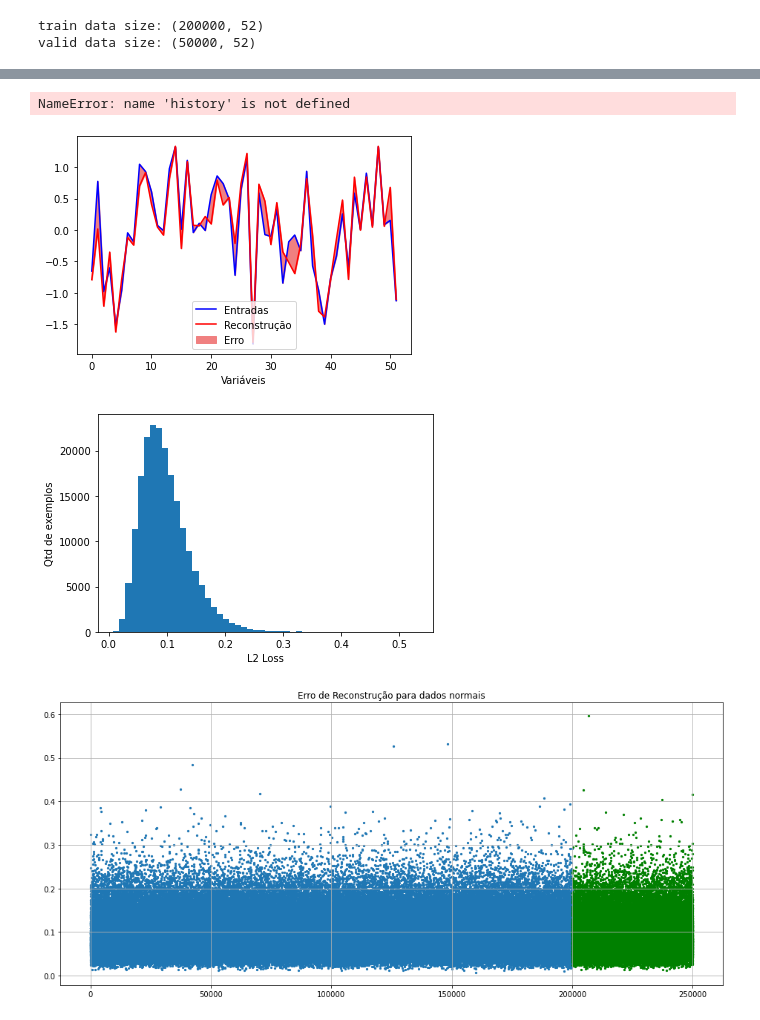
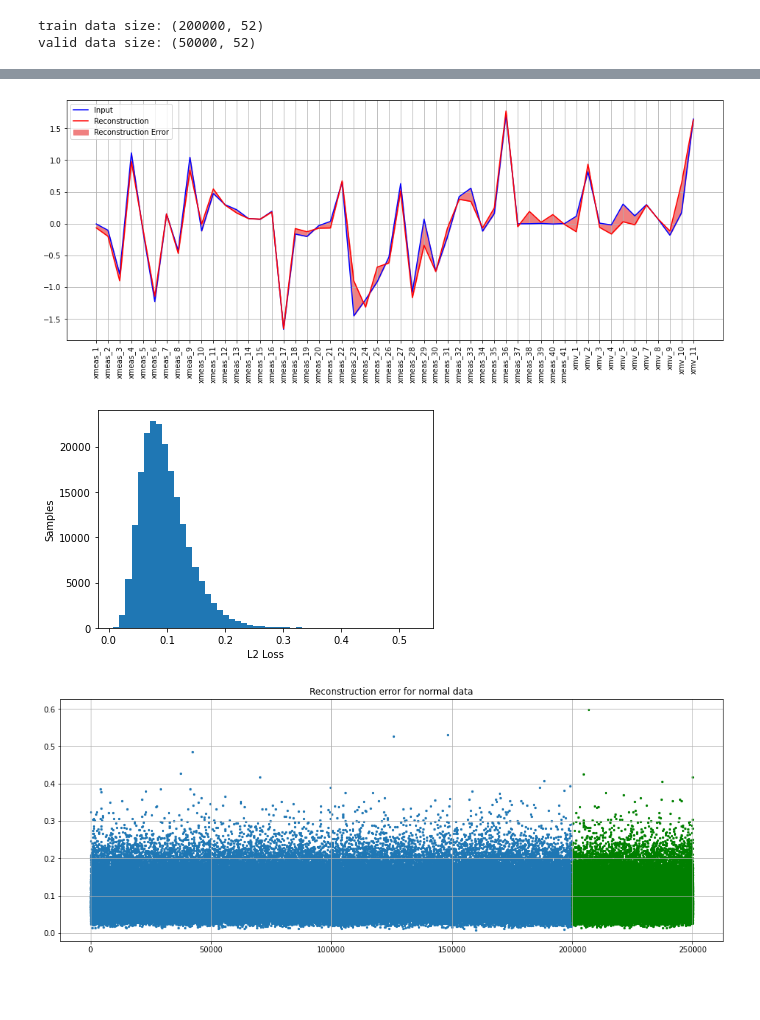
Before and after one commit to antonionicampos/anomaly-detection, a Jupyter notebook: model_training.ipynb, the cells around one changed output, grey strips where cells are left out. Cells and saved outputs as stored; diff of their text form; code cells hidden in the pictures; blank space fills up the shorter version.

```diff
--- a/model_training.ipynb
+++ b/model_training.ipynb
@@ -121,34 +128,28 @@ Restored model, valid Mean Squared Error: 0.0969
-# %%
-plt.plot(history.history["loss"], label="Training Loss")
-plt.plot(history.history["val_loss"], label="Validation Loss")
-plt.xlabel('Epochs')
-plt.ylabel('L2 Loss')
-plt.legend()
-# %% [output]
-NameError: name 'history' is not defined
 # %%
 encoded_data = model.encoder(train_data).numpy()
 decoded_data = model.decoder(encoded_data).numpy()
 
-index = 100
-plt.plot(train_data[index], 'b')
-plt.plot(decoded_data[index], 'r')
+index = 2
+plt.figure(figsize=(16, 6))
+plt.plot(normalized_data.columns, train_data[index], 'b')
+plt.plot(normalized_data.columns, decoded_data[index], 'r')
 plt.fill_between(np.arange(52), decoded_data[index], train_data[index], color='lightcoral')
-plt.legend(labels=["Entradas", "Reconstrução", "Erro"])
-plt.xlabel('Variáveis')
+plt.legend(labels=["Input", "Reconstruction", "Reconstruction Error"])
+plt.xticks(rotation='vertical')
+plt.grid()
 plt.show()
 # %% [output]
-[figure, old version]
+[figure, new version]
 # %%
 reconstructions = model.predict(train_data)
 train_loss = tf.keras.losses.mse(reconstructions, train_data)
 
 plt.hist(train_loss[None,:], bins=50)
 plt.xlabel("L2 Loss")
-plt.ylabel("Qtd de exemplos")
+plt.ylabel("Samples")
 plt.show()
 # %% [output]
-[figure, old version]
+[figure, new version]
 # %%
 # Run model for normal simulation
 reconstructions = model.predict(train_data)
@@ -157,12 +158,12 @@ train_loss = tf.keras.losses.mse(reconstructions, train_data)
 valid_reconstructions = model.predict(valid_data)
 valid_loss = tf.keras.losses.mse(valid_reconstructions, valid_data)
 
-plt.figure(figsize=(16,7))
+plt.figure(figsize=(16, 6))
 plt.grid()
 plt.scatter(np.arange(200000), train_loss, s=5)
 plt.scatter(np.arange(200001, 250001), valid_loss, color='g', s=5)
-plt.title(f'Erro de Reconstrução para dados normais')
+plt.title(f'Reconstruction error for normal data')
 plt.show()
 # %% [output]
-[figure, old version]
+[figure, new version]
 # %%
```
Also changed, not shown: parts of 5 cells of this notebook.
